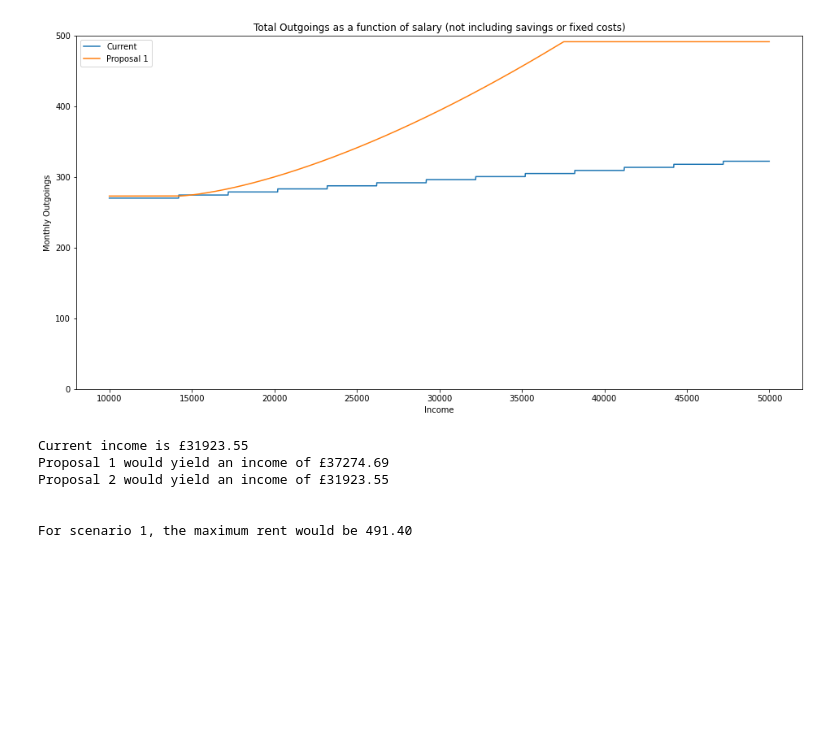
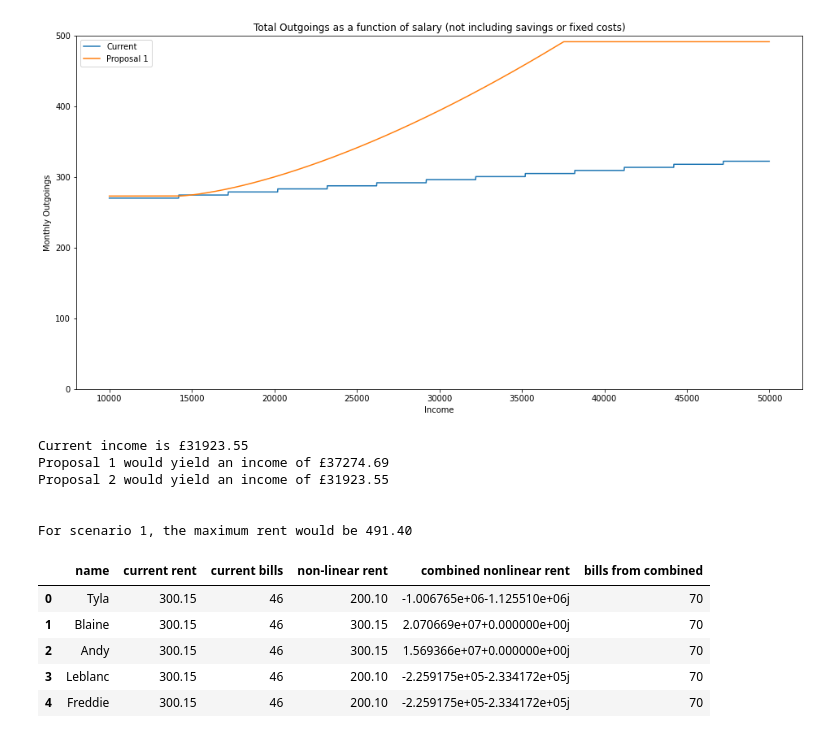
Before and after one commit to DanGoldwater/NedsHeating, a Jupyter notebook: Rent_Proposal.ipynb, the cells around one changed output. Saved outputs shown, nothing was run; the diff lists cells and outputs as text; code cells hidden in the pictures; blank space fills up the shorter version.

```diff
--- a/Rent_Proposal.ipynb
+++ b/Rent_Proposal.ipynb
@@ -114,0 +113,23 @@ from house_rent_functions import *
+# %%
+from house_rent_functions import *
+
+scenario_1 = Scenario(
+    base_rent= 46,
+    bills=70,
+    cap_ratio=1.5,
+    income_threshold=14_200,
+    savings_threshold=14_200,
+    a=1,
+    b=.8,
+    c=1.3)
+df = make_df(scenario=scenario_1, housemate_list=list_of_housies)
+
+
+df.head()
+# %% [output]
+|  | name | current rent | current bills | non-linear rent | combined nonlinear rent | bills from combined |
+| 0 | Tyla | 300.15 | 46 | 200.10 | -1.006765e+06-1.125510e+06j | 70 |
+| 1 | Blaine | 300.15 | 46 | 300.15 | 2.070669e+07+0.000000e+00j | 70 |
+| 2 | Andy | 300.15 | 46 | 300.15 | 1.569366e+07+0.000000e+00j | 70 |
+| 3 | Leblanc | 300.15 | 46 | 200.10 | -2.259175e+05-2.334172e+05j | 70 |
+| 4 | Freddie | 300.15 | 46 | 200.10 | -2.259175e+05-2.334172e+05j | 70 |
```
Also changed, not shown: parts of 1 cell of this notebook, 1 other file.
